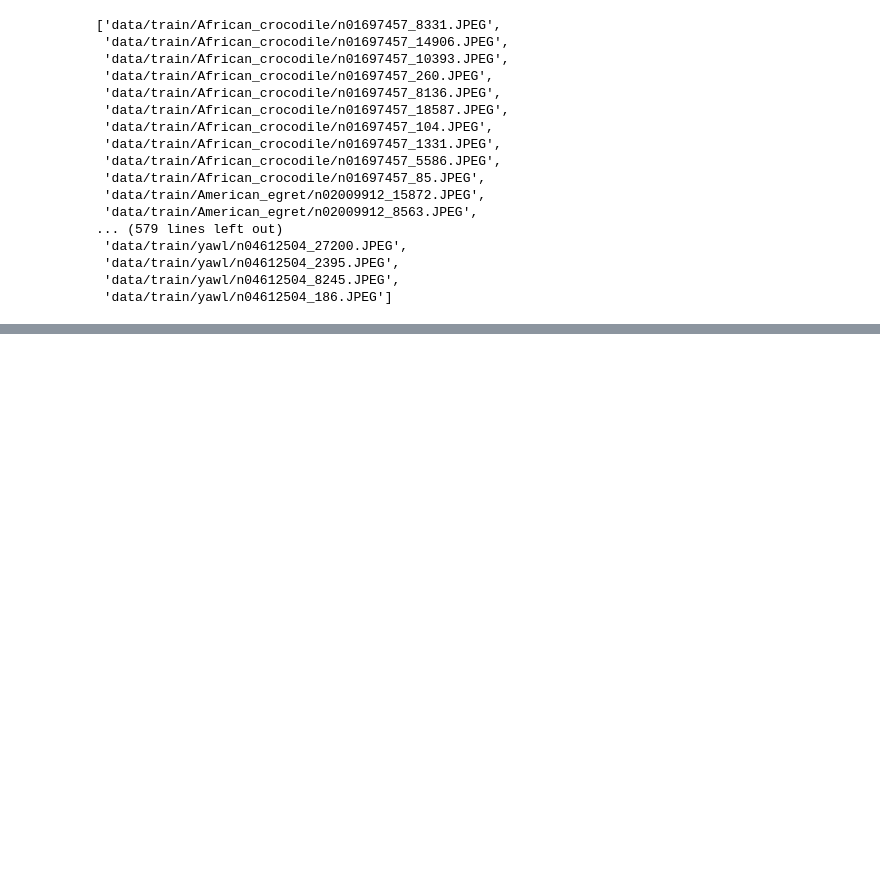
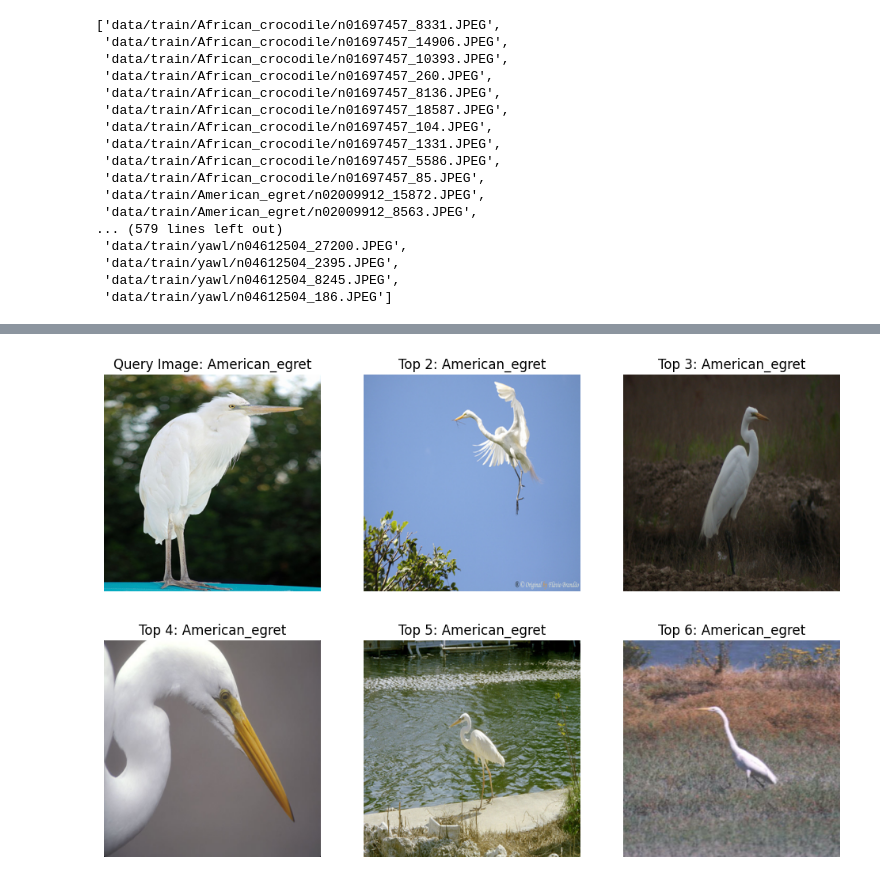
Before and after one commit to tannguyenbmt47/Project_Image_Retrieval, a Jupyter notebook: Image_Retrieval_with_Database.ipynb, the cells around one changed output, grey strips where cells are left out. Saved outputs shown, nothing was run; the diff lists cells and outputs as text; code cells hidden in the pictures; blank space fills up the shorter version.

```diff
--- a/Image_Retrieval_with_Database.ipynb
+++ b/Image_Retrieval_with_Database.ipynb
@@ -96,0 +95,18 @@ TypeError: a bytes-like object is required, not 'JpegImageFile'
+# %%
+def search(image_path, collection, n_results):
+    query_image = Image.open(image_path)
+    query_embedding = get_single_image_embedding(query_image)
+    results = collection.query(
+        query_embeddings=[query_embedding],
+        n_results=n_results # how many results to return
+    )
+    return results
+# %%
+test_path = f'{ROOT}/test'
+test_files_path = get_files_path(path=test_path)
+test_path = test_files_path[1]
+l2_results = search(image_path=test_path, collection=l2_collection, n_results=5)
+# %%
+plot_results(image_path=test_path, files_path=files_path, results=l2_results)
+# %% [output]
+[figure, added]
```
Also changed, not shown: parts of 4 cells of this notebook, 2 other files.
